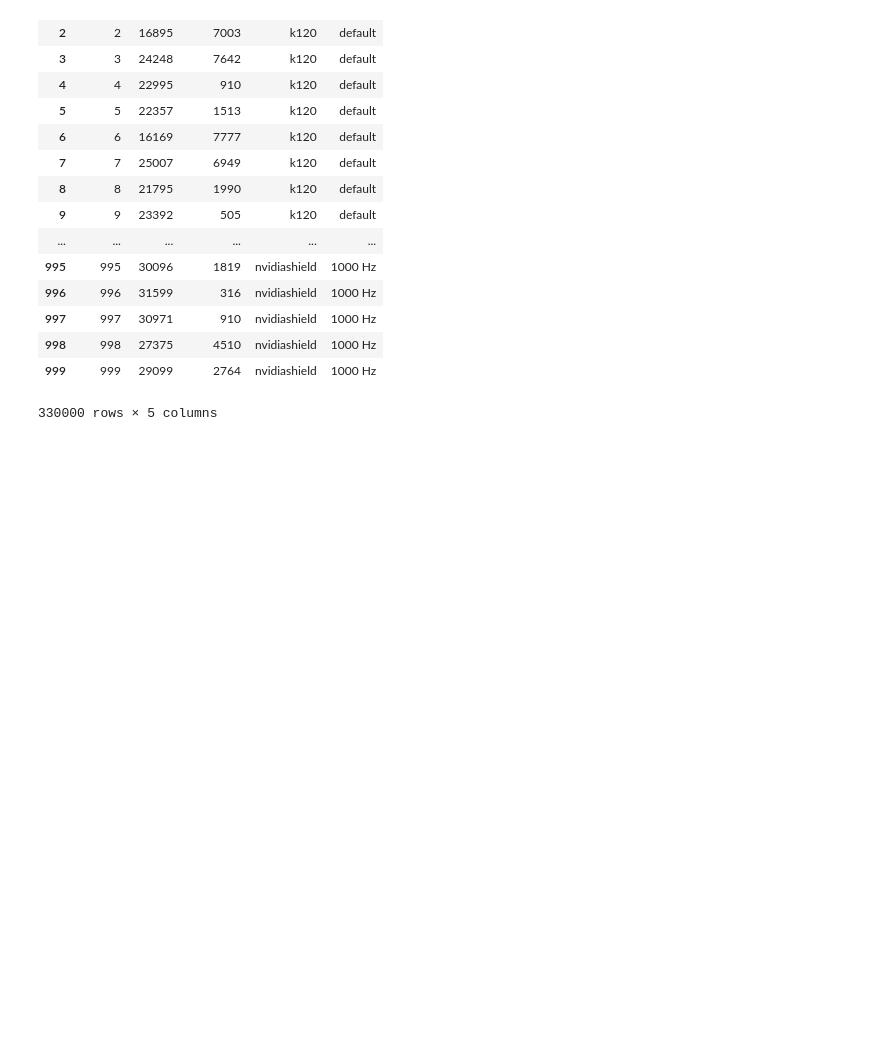
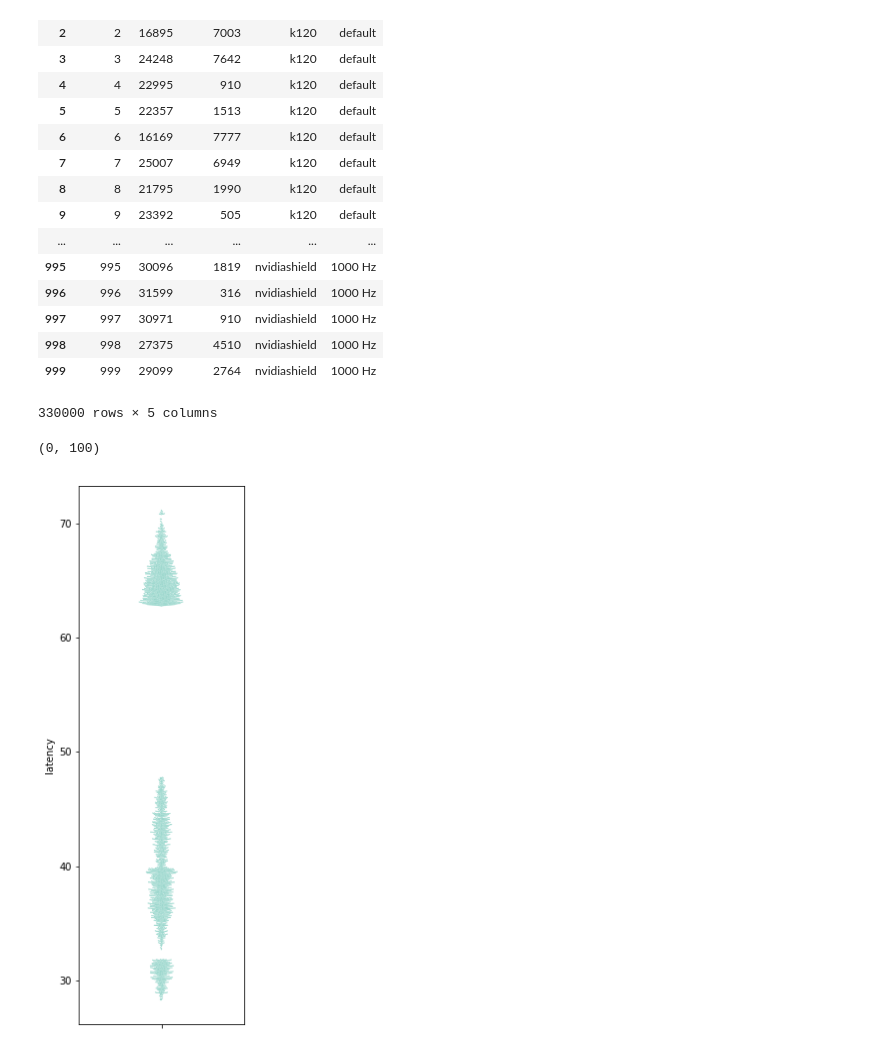
Before and after one commit to PDA-UR/latency_measurements, a Jupyter notebook: LatencyComplete.ipynb, the cells around one changed output. Drawn from its saved outputs; the diff is of its cells as text; code cells hidden in the pictures; blank space fills up the shorter version.

```diff
--- a/LatencyComplete.ipynb
+++ b/LatencyComplete.ipynb
@@ -81,11 +81,15 @@ all_data
 | 999 | 999 | 29099 | 2764 | nvidiashield | 1000 Hz |
 330000 rows × 5 columns
 # %%
-values = all_data["latency"]
+values = all_data[(all_data["device"] == "6312kw") & (all_data["polling"] == "default")]
 
 plt.figure(figsize=[3, 10])
+#plt.figure()
 
-ax = sns.swarmplot(values, hue=None, palette="Set3", size=10, marker="D", orient="v", alpha=0.1)
+ax = sns.swarmplot((values["latency"]/1000), hue=None, palette="Set3", size=1, marker="D", orient="v", alpha=1)
 
-axes = plt.gca()
+#axes = plt.gca()
 axes.set_xlim(0,100)
+# %% [output]
+(0, 100)
+[figure, added]
```
Also changed, not shown: parts of 1 cell of this notebook.
